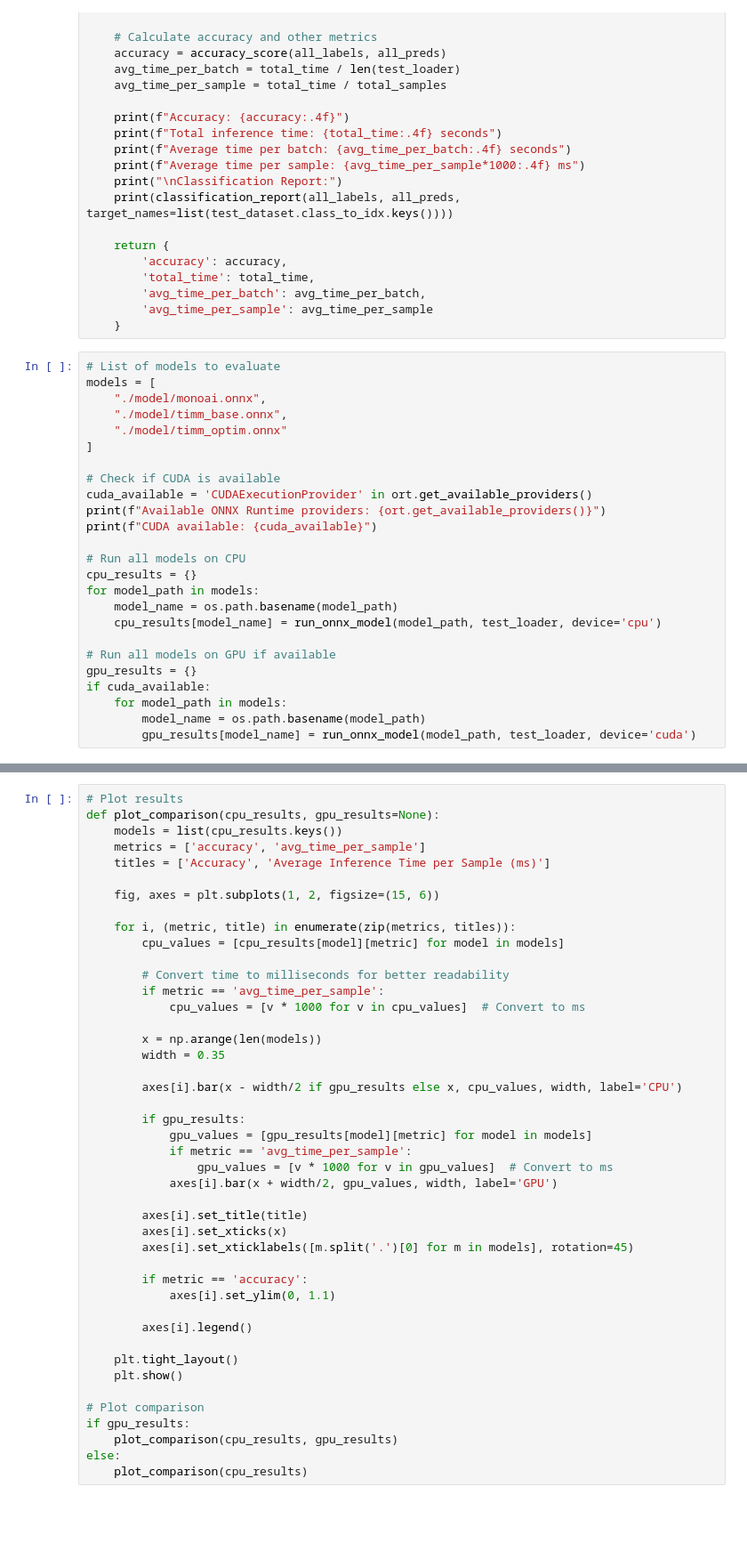
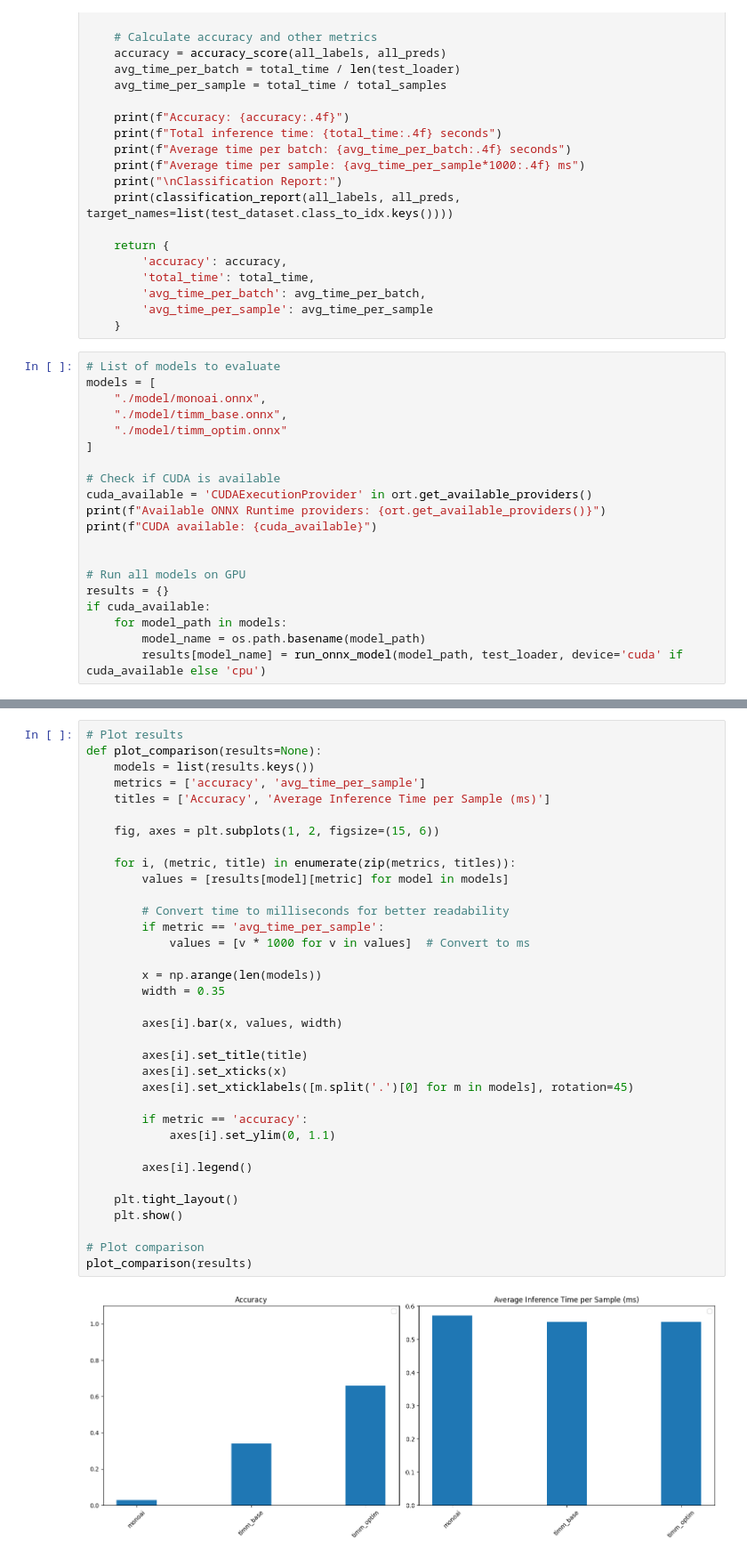
Before and after one commit to MarlonMa17/258HW1, a Jupyter notebook: convertAndBench.ipynb, the cells around one changed output, grey strips where cells are left out. Shown at 89% size. Saved outputs shown, nothing was run; the diff lists cells and outputs as text; blank space fills up the shorter version.

```diff
--- a/convertAndBench.ipynb
+++ b/convertAndBench.ipynb
@@ -256,15 +259,10 @@ cuda_available = 'CUDAExecutionProvider' in ort.get_available_providers()
 print(f"Available ONNX Runtime providers: {ort.get_available_providers()}")
 print(f"CUDA available: {cuda_available}")
 
-# Run all models on CPU
-cpu_results = {}
-for model_path in models:
-    model_name = os.path.basename(model_path)
-    cpu_results[model_name] = run_onnx_model(model_path, test_loader, device='cpu')
 
-# Run all models on GPU if available
-gpu_results = {}
+# Run all models on GPU
+results = {}
 if cuda_available:
     for model_path in models:
         model_name = os.path.basename(model_path)
-        gpu_results[model_name] = run_onnx_model(model_path, test_loader, device='cuda')
+        results[model_name] = run_onnx_model(model_path, test_loader, device='cuda' if cuda_available else 'cpu')
@@ -271,47 +304,40 @@ if cuda_available:
 # %%
 # Plot results
-def plot_comparison(cpu_results, gpu_results=None):
-    models = list(cpu_results.keys())
+def plot_comparison(results=None):
+    models = list(results.keys())
     metrics = ['accuracy', 'avg_time_per_sample']
     titles = ['Accuracy', 'Average Inference Time per Sample (ms)']
 
     fig, axes = plt.subplots(1, 2, figsize=(15, 6))
 
     for i, (metric, title) in enumerate(zip(metrics, titles)):
-        cpu_values = [cpu_results[model][metric] for model in models]
+        values = [results[model][metric] for model in models]
 
         # Convert time to milliseconds for better readability
         if metric == 'avg_time_per_sample':
-            cpu_values = [v * 1000 for v in cpu_values]  # Convert to ms
+            values = [v * 1000 for v in values]  # Convert to ms
 
         x = np.arange(len(models))
         width = 0.35
 
-        axes[i].bar(x - width/2 if gpu_results else x, cpu_values, width, label='CPU')
-
-        if gpu_results:
-            gpu_values = [gpu_results[model][metric] for model in models]
-            if metric == 'avg_time_per_sample':
-                gpu_values = [v * 1000 for v in gpu_values]  # Convert to ms
-            axes[i].bar(x + width/2, gpu_values, width, label='GPU')
+        axes[i].bar(x, values, width)
 
         axes[i].set_title(title)
         axes[i].set_xticks(x)
         axes[i].set_xticklabels([m.split('.')[0] for m in models], rotation=45)
 
         if metric == 'accuracy':
             axes[i].set_ylim(0, 1.1)
 
         axes[i].legend()
 
     plt.tight_layout()
     plt.show()
 
 # Plot comparison
-if gpu_results:
-    plot_comparison(cpu_results, gpu_results)
-else:
-    plot_comparison(cpu_results)
+plot_comparison(results)
+# %% [output]
+[figure, added]
 # %%
 # Create a table comparing all results
 import pandas as pd
```
Also changed, not shown: parts of 3 cells of this notebook.
